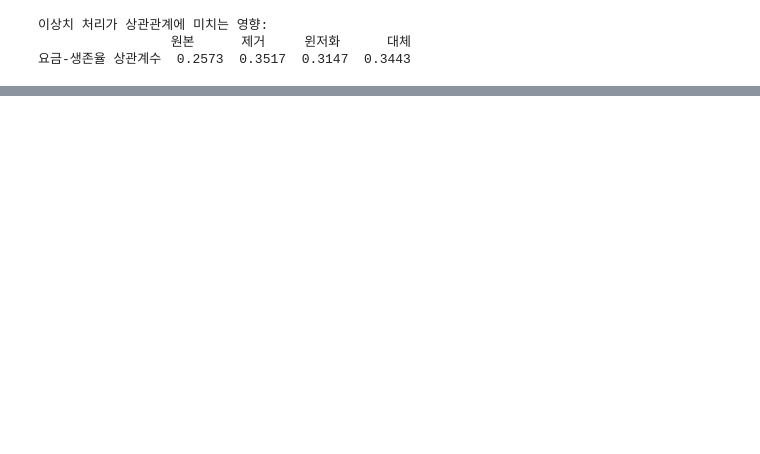
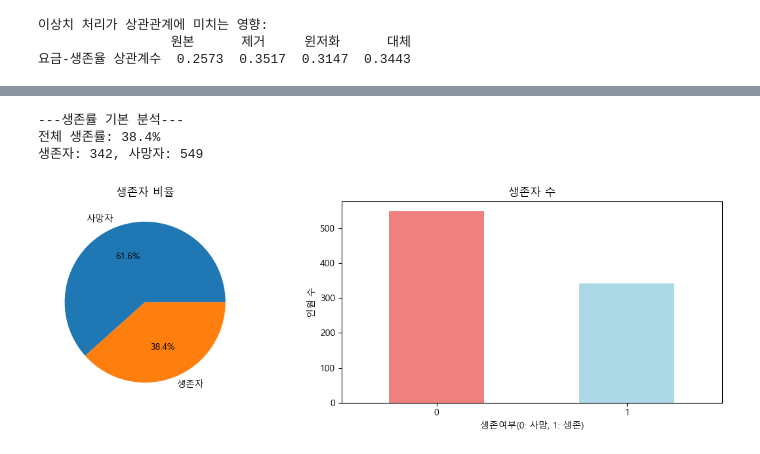
Before and after one commit to hayden-71/TIL, a Jupyter notebook: 데이터분석/titanic.ipynb, the cells around one changed output, grey strips where cells are left out. Saved outputs shown, nothing was run; the diff lists cells and outputs as text; code cells hidden in the pictures; blank space fills up the shorter version.

```diff
--- a/데이터분석/titanic.ipynb
+++ b/데이터분석/titanic.ipynb
@@ -589,0 +630,14 @@ print(correlation_comparison.round(4))
+# %%
+# 타이타닉 데이터셋 불러오기
+# (seaborn 기본 내장된 예제 데이터셋)
+import seaborn as sns
+import pandas as pd
+import matplotlib.pyplot as plt
+
+import warnings
+warnings.filterwarnings('ignore', category=UserWarning)
+plt.rcParams['font.family'] = 'Malgun Gothic'
+plt.rcParams['axes.unicode_minus'] = False
+
+# titanic 데이터 DataFrame
+titanic = sns.load_dataset('titanic')
@@ -589,0 +688,32 @@ print(correlation_comparison.round(4))
+# %%
+# 2. 생존률 기본 분석
+print('---생존률 기본 분석---')
+survival_rate = titanic['survived'].mean()
+print(f'전체 생존률: {survival_rate:.1%}')
+
+# 생존자/사망자 분포
+dead, survivor = titanic['survived'].value_counts()
+print(f'생존자: {survivor}, 사망자: {dead}')
+
+# 시각화 (fig 도화지, axes 그려지는 영역)
+fig, axes = plt.subplots(1, 2, figsize=(12, 4))
+a1, a2 = axes
+# 사망/생존자 파이그래프
+s_counts = titanic['survived'].value_counts()
+a1.pie(s_counts, labels=('사망자', '생존자'), autopct='%1.1f%%')
+a1.set_title('생존자 비율')
+
+# 생존자 막대그래프
+s_counts.plot(kind='bar', ax=a2, color=['lightcoral', 'lightblue'])
+a2.set_title('생존자 수')
+a2.set_xlabel('생존여부(0: 사망, 1: 생존)')
+a2.set_ylabel('인원 수')
+a2.tick_params(axis='x', rotation=0)
+
+plt.tight_layout()
+plt.show()
+# %% [output]
+---생존률 기본 분석---
+전체 생존률: 38.4%
+생존자: 342, 사망자: 549
+[figure, added]
```
Also changed, not shown: parts of 18 cells of this notebook, 6 other files.
